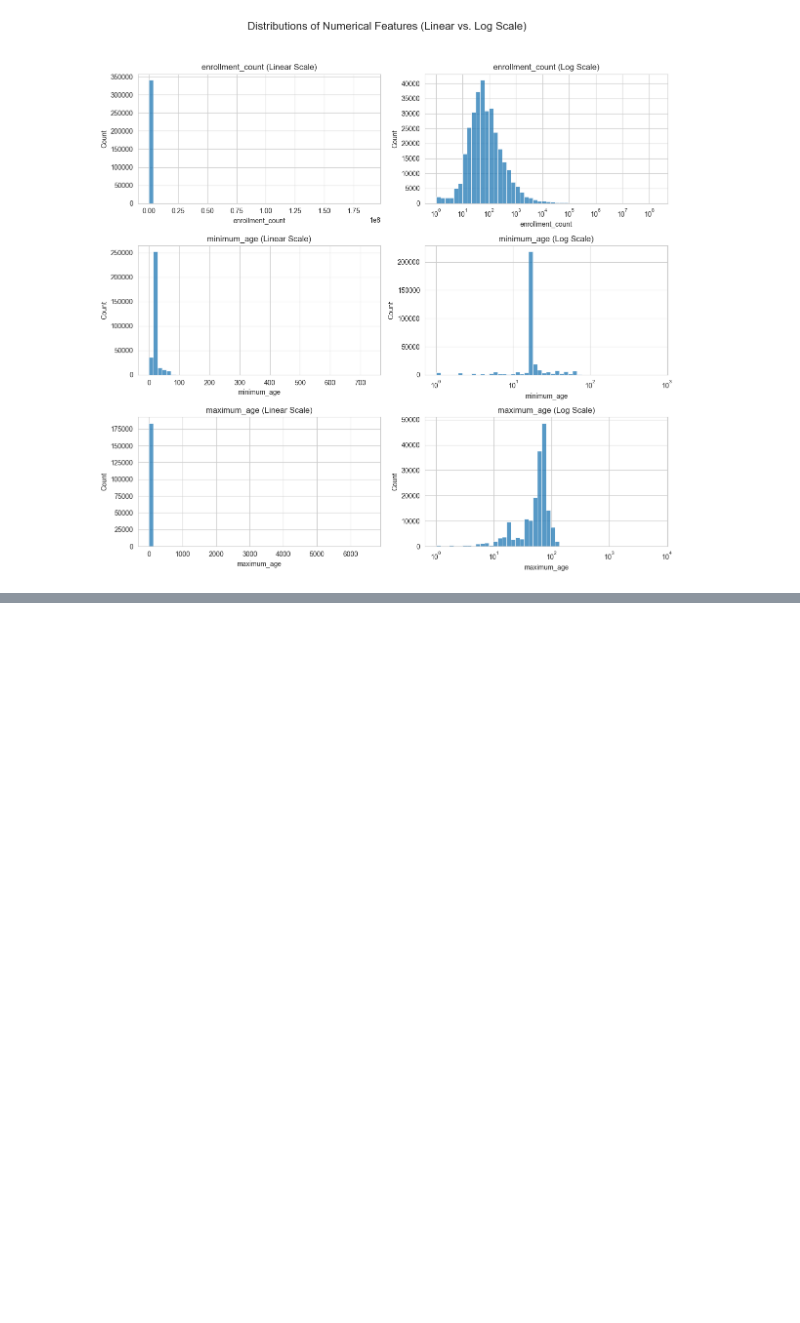
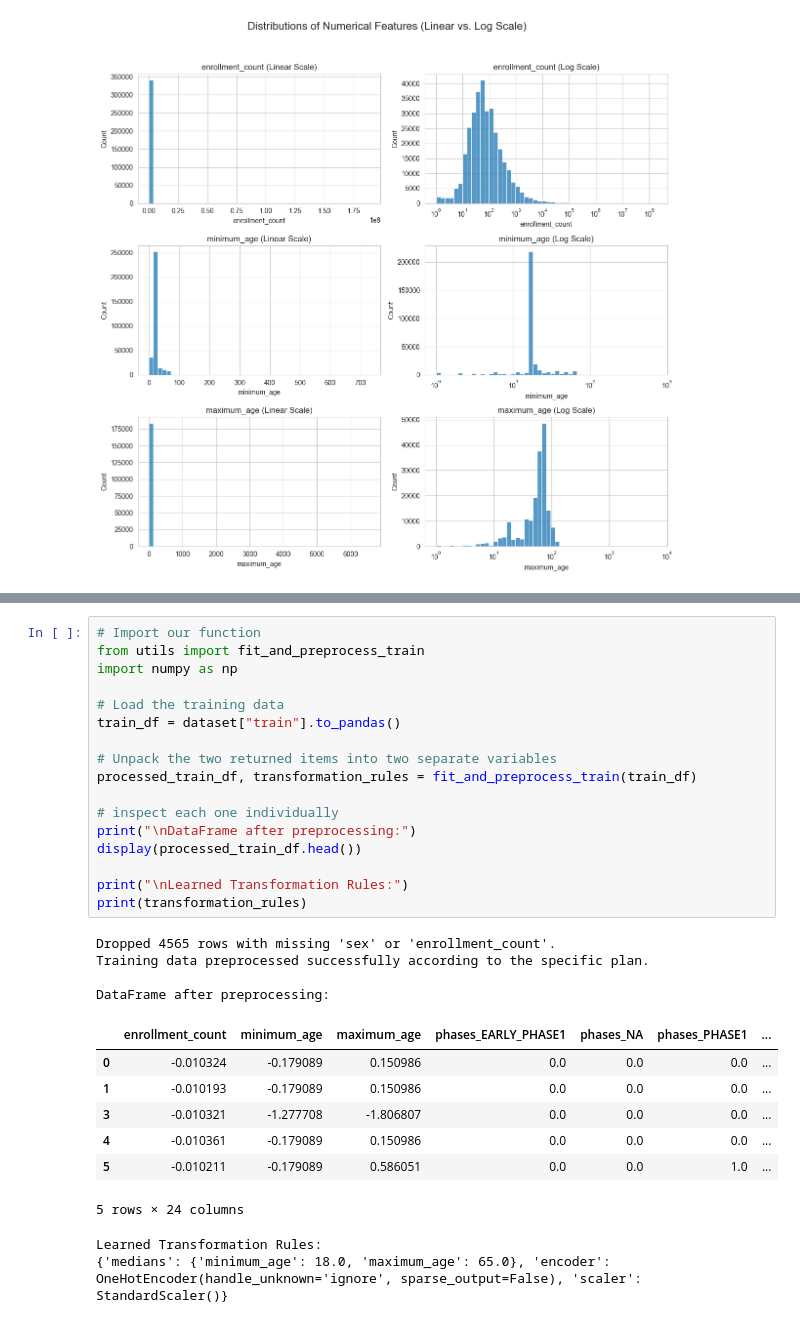
Before and after one commit to au-nlp/project-milestone-p2-group8, a Jupyter notebook: main.ipynb, the cells around one changed output, grey strips where cells are left out. Drawn from its saved outputs; the diff is of its cells as text; blank space fills up the shorter version.

```diff
--- a/main.ipynb
+++ b/main.ipynb
@@ -364,0 +448,31 @@ plt.show()
+# %%
+# Import our function
+from utils import fit_and_preprocess_train
+import numpy as np
+
+# Load the training data
+train_df = dataset["train"].to_pandas()
+
+# Unpack the two returned items into two separate variables
+processed_train_df, transformation_rules = fit_and_preprocess_train(train_df)
+
+# inspect each one individually
+print("\nDataFrame after preprocessing:")
+display(processed_train_df.head())
+
+print("\nLearned Transformation Rules:")
+print(transformation_rules)
+# %% [output]
+Dropped 4565 rows with missing 'sex' or 'enrollment_count'.
+Training data preprocessed successfully according to the specific plan.
+
+DataFrame after preprocessing:
+|  | enrollment_count | minimum_age | maximum_age | phases_EARLY_PHASE1 | phases_NA | phases_PHASE1 | ... |
+| 0 | -0.010324 | -0.179089 | 0.150986 | 0.0 | 0.0 | 0.0 | ... |
+| 1 | -0.010193 | -0.179089 | 0.150986 | 0.0 | 0.0 | 0.0 | ... |
+| 3 | -0.010321 | -1.277708 | -1.806807 | 0.0 | 0.0 | 0.0 | ... |
+| 4 | -0.010361 | -0.179089 | 0.150986 | 0.0 | 0.0 | 0.0 | ... |
+| 5 | -0.010211 | -0.179089 | 0.586051 | 0.0 | 0.0 | 1.0 | ... |
+5 rows × 24 columns
+Learned Transformation Rules:
+{'medians': {'minimum_age': 18.0, 'maximum_age': 65.0}, 'encoder': OneHotEncoder(handle_unknown='ignore', sparse_output=False), 'scaler': StandardScaler()}
```
Also changed, not shown: parts of 7 cells of this notebook, 2 other files.
